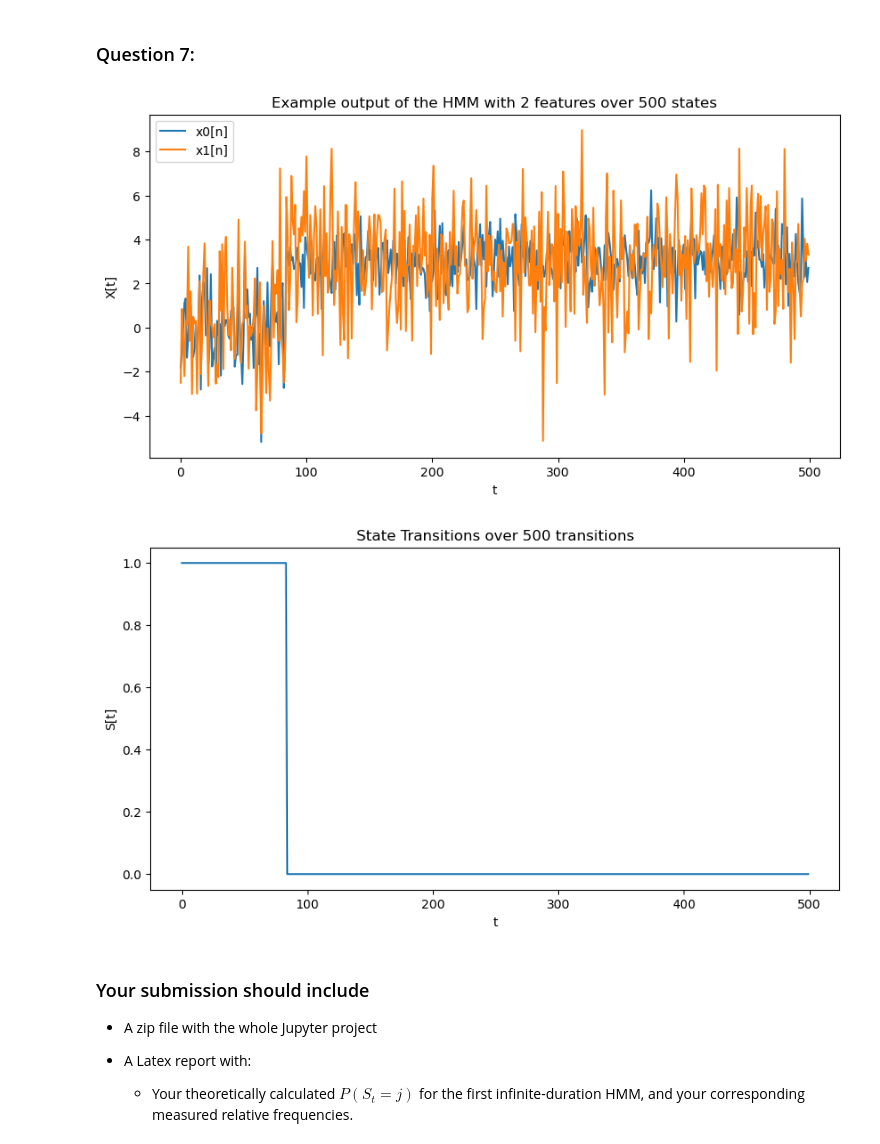
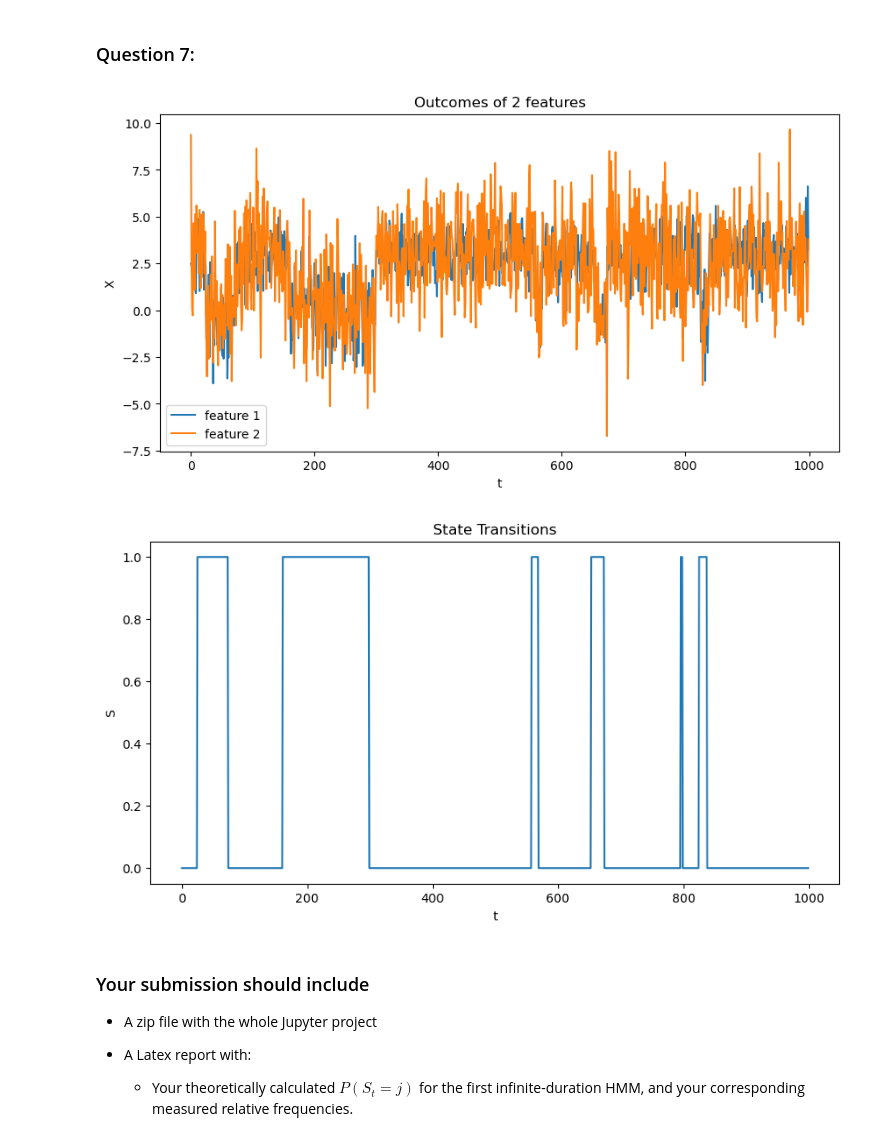
Before and after one commit to hwtomy/PRML, a Jupyter notebook: Assignment_1/Assignment_1/EQ2341_Assignment_1.ipynb, the cells around one changed output. Saved outputs shown, nothing was run; the diff lists cells and outputs as text; code cells hidden in the pictures.

```diff
--- a/Assignment_1/Assignment_1/EQ2341_Assignment_1.ipynb
+++ b/Assignment_1/Assignment_1/EQ2341_Assignment_1.ipynb
@@ -185,27 +184,27 @@ Maxinum length is 1000
 # %%
 mc = MarkovChain( np.array( [ 0.75, 0.25 ] ), np.array( [ [ 0.99, 0.01], [ 0.03, 0.97 ] ] ) )
 
-g1 = GaussD( means=[0, 0], cov=np.asarray([[2,1],[1,4]]) )   # Distribution for state = 1
-g2 = GaussD( means=[3, 3], cov=np.asarray([[1,0],[0,4]]) )   # Distribution for state = 2
+g1 = GaussD( means=[0, 0], cov=np.asarray([[2,1],[1,4]]) )
+g2 = GaussD( means=[3, 3], cov=np.asarray([[1,0],[0,4]]) )
 hmm  = HMM( mc, [g1, g2])                # The HMM
-x,s = hmm.rand(500)
+x,s = hmm.rand(1000)
 plt.figure(figsize=(10,5))
-plt.plot(x[0,:],label="x0[n]")
-plt.plot(x[1,:],label="x1[n]")
+plt.plot(x[0,:],label="feature 1")
+plt.plot(x[1,:],label="feature 2")
 plt.xlabel("t")
-plt.ylabel("X[t]")
-plt.title("Example output of the HMM with 2 features over 500 states")
+plt.ylabel("X")
+plt.title("Outcomes of 2 features")
 plt.legend()
 plt.show()
 plt.figure(figsize=(10,5))
 plt.plot(s)
 plt.xlabel("t")
-plt.ylabel("S[t]")
-plt.title("State Transitions over 500 transitions")
+plt.ylabel("S")
+plt.title("State Transitions")
 plt.show()
 # %% [output]
-[figure, old version]
+[figure, new version]
-[figure, old version]
+[figure, new version]
 # %% [markdown]
 ### Your submission should include
 
```
Also changed, not shown: parts of 5 cells of this notebook, 3 other files.
